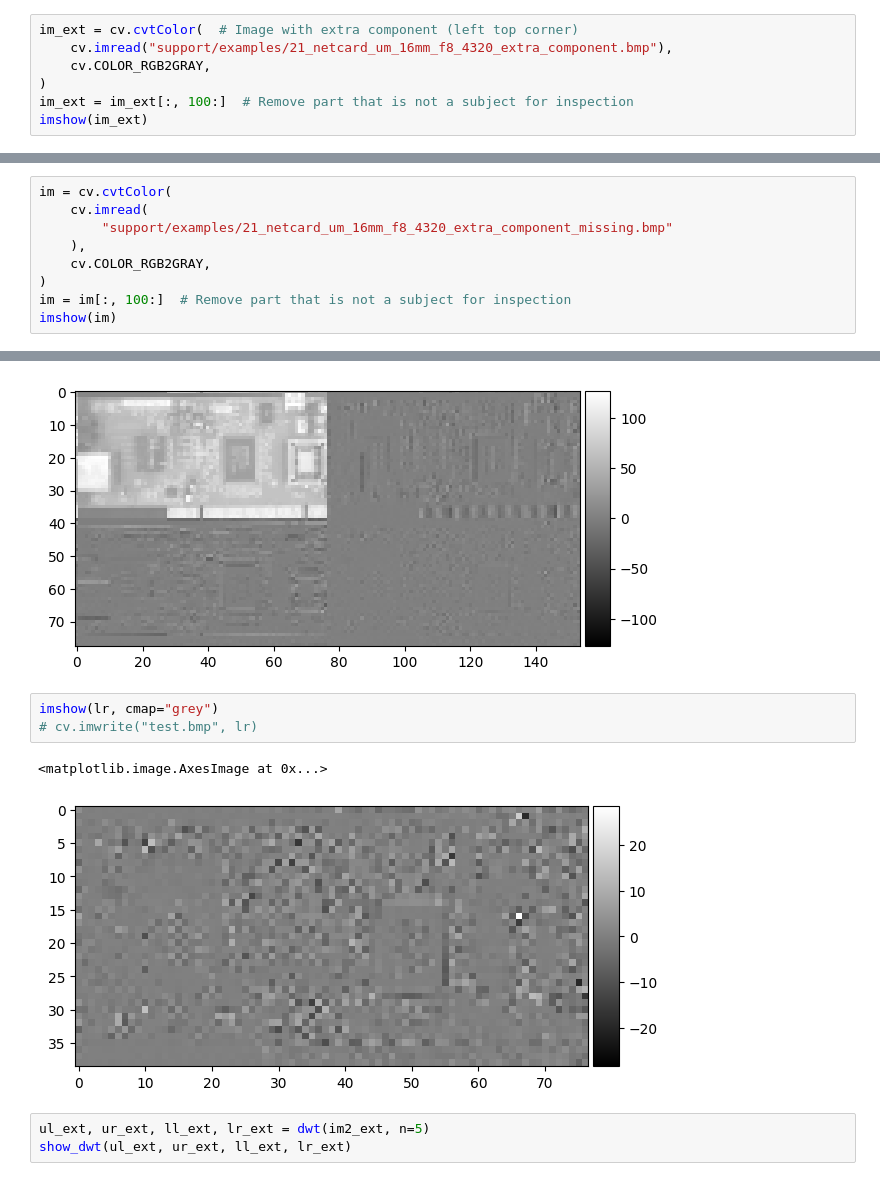
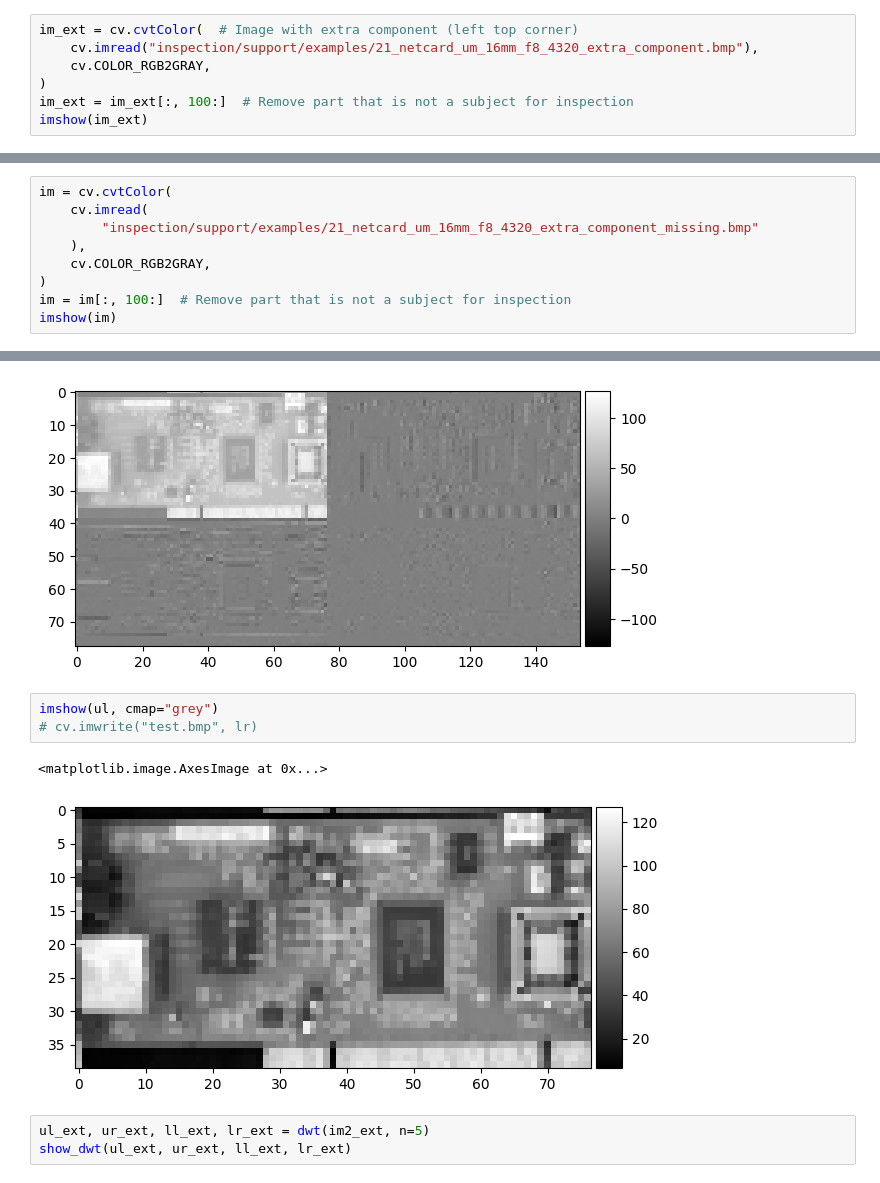
Before and after one commit to ChrnyaevEK/open-aoi, a Jupyter notebook: playground/inspection/wavelet_transformation.ipynb, the cells around one changed output, grey strips where cells are left out. Drawn from its saved outputs; the diff is of its cells as text.

```diff
--- a/playground/inspection/wavelet_transformation.ipynb
+++ b/playground/inspection/wavelet_transformation.ipynb
@@ -16,7 +16,7 @@ from support.utils import cut, align
 For testing perposes extra component was artificially added to PCB
 # %%
 im_ext = cv.cvtColor(  # Image with extra component (left top corner)
-    cv.imread("support/examples/21_netcard_um_16mm_f8_4320_extra_component.bmp"),
+    cv.imread("inspection/support/examples/21_netcard_um_16mm_f8_4320_extra_component.bmp"),
     cv.COLOR_RGB2GRAY,
 )
 im_ext = im_ext[:, 100:]  # Remove part that is not a subject for inspection
@@ -29,7 +29,7 @@ imshow(im_ext)
 # %%
 im = cv.cvtColor(
     cv.imread(
-        "support/examples/21_netcard_um_16mm_f8_4320_extra_component_missing.bmp"
+        "inspection/support/examples/21_netcard_um_16mm_f8_4320_extra_component_missing.bmp"
     ),
     cv.COLOR_RGB2GRAY,
 )
@@ -189,11 +189,11 @@ show_dwt(ul, ur, ll, lr)
 # %% [output]
 [figure]
 # %%
-imshow(lr, cmap="grey")
+imshow(ul, cmap="grey")
 # cv.imwrite("test.bmp", lr)
 # %% [output]
 <matplotlib.image.AxesImage at 0x...>
-[figure, old version]
+[figure, new version]
 # %%
 ul_ext, ur_ext, ll_ext, lr_ext = dwt(im2_ext, n=5)
 show_dwt(ul_ext, ur_ext, ll_ext, lr_ext)
```
Also changed, not shown: parts of 4 cells of this notebook, 4 other files.
